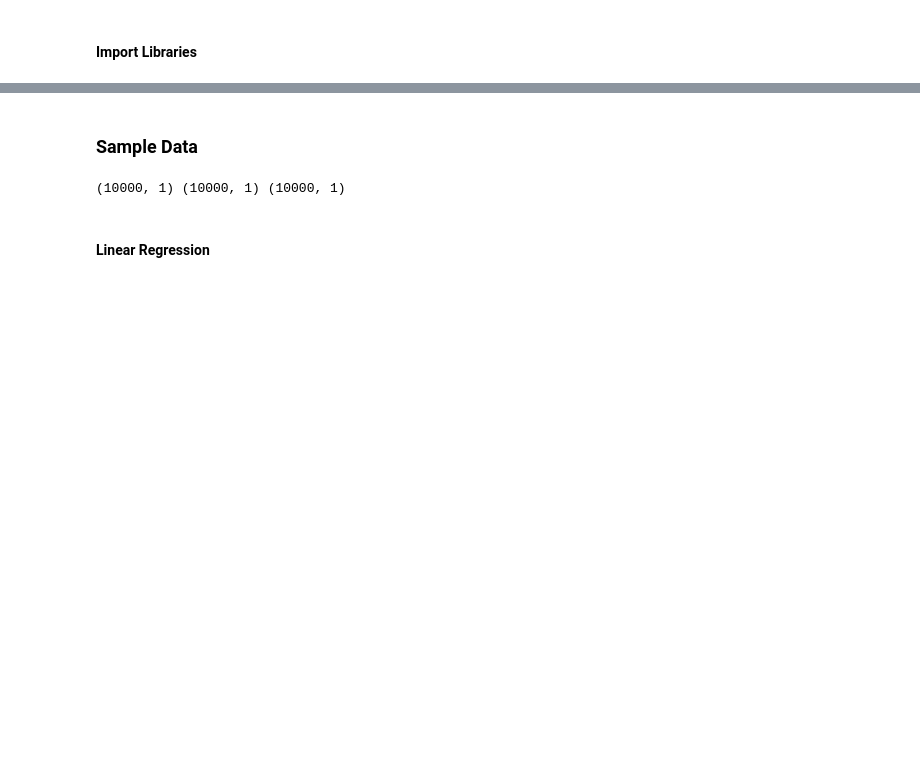
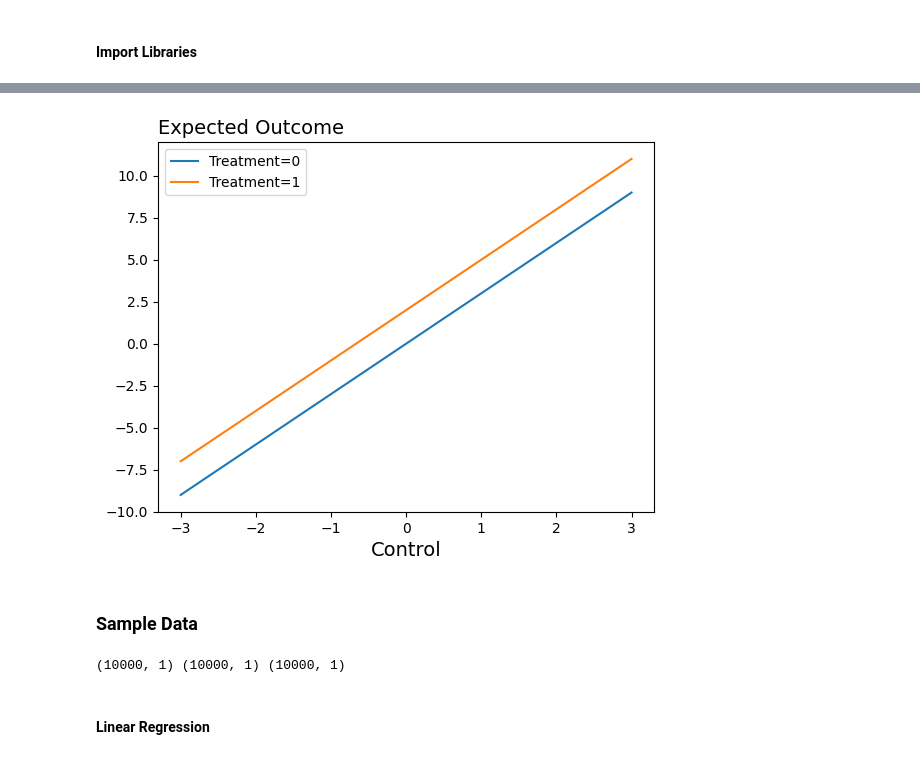
Before and after one commit to pharringtonp19/housing-and-homelessness, a Jupyter notebook: notebooks/Residualized_Regression.ipynb, the cells around one changed output, grey strips where cells are left out. Cells and saved outputs as stored; diff of their text form; code cells hidden in the pictures; blank space fills up the shorter version.

```diff
--- a/notebooks/Residualized_Regression.ipynb
+++ b/notebooks/Residualized_Regression.ipynb
@@ -24,0 +24,15 @@ def sample(key):
+# %%
+def expected_outcome(control, treatment):
+  return 2.0*treatment + 3.0*control
+
+cs = jnp.linspace(-3, 3, 100)
+ys1 = partial(expected_outcome, treatment=0.0)(cs)
+ys2 = partial(expected_outcome, treatment=1.0)(cs)
+plt.plot(cs, ys1, label='Treatment=0')
+plt.plot(cs, ys2, label='Treatment=1')
+plt.title("Expected Outcome", loc='left', size=14)
+plt.xlabel('Control', size=14)
+plt.legend()
+plt.show()
+# %% [output]
+[figure, added]
```
Also changed, not shown: parts of 8 cells of this notebook.
